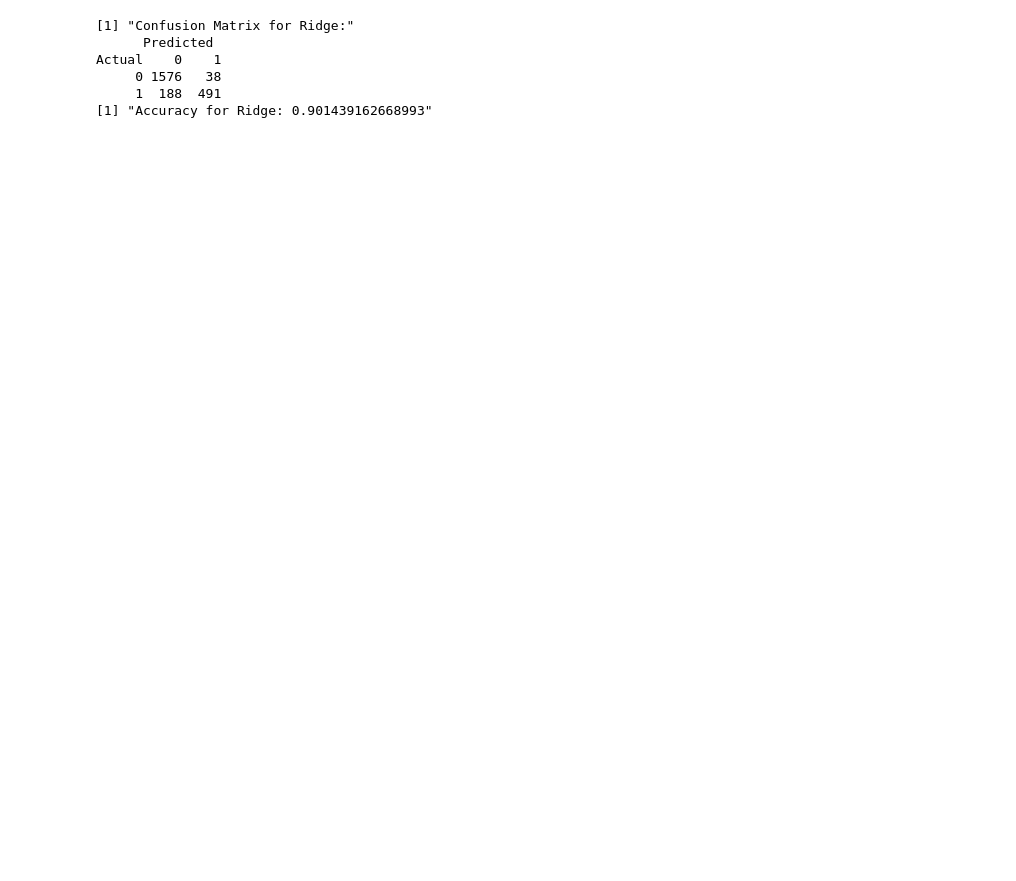
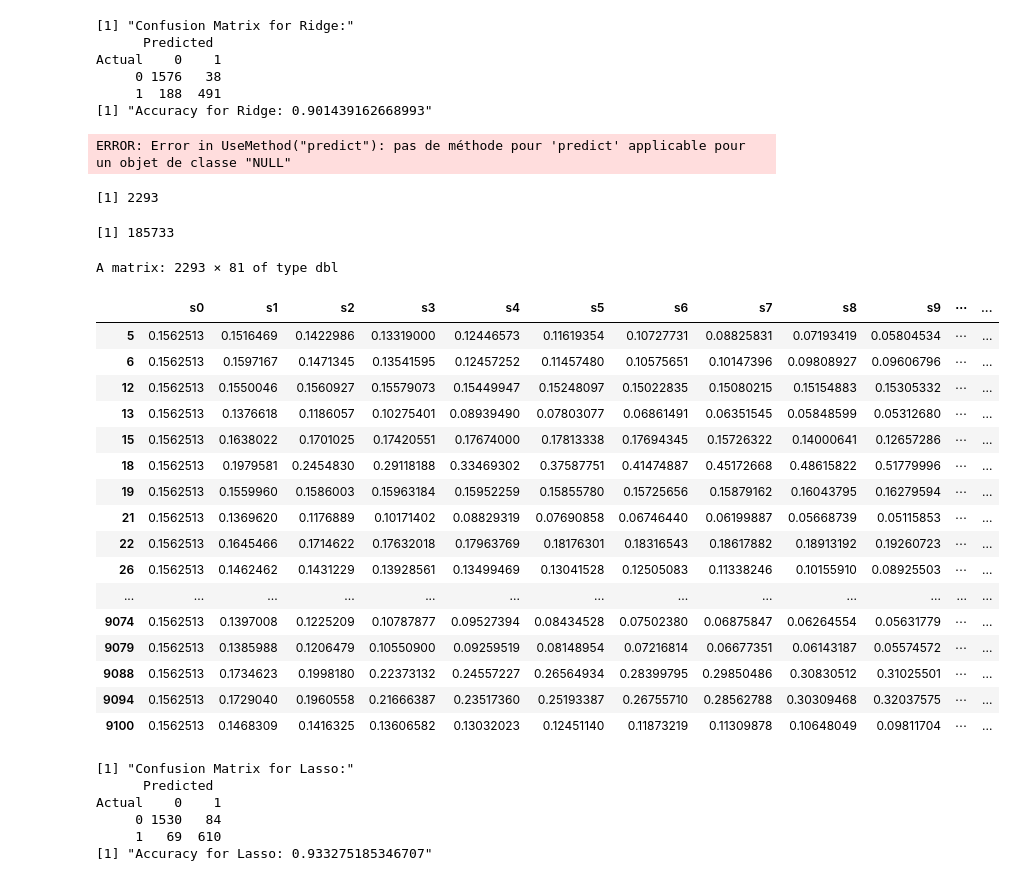
Before and after one commit to ClemouDouard/merr_project, a Jupyter notebook: src/ridgelasso.ipynb, the cells around one changed output. Cells and saved outputs as stored; diff of their text form; code cells hidden in the pictures; blank space fills up the shorter version.

```diff
--- a/src/ridgelasso.ipynb
+++ b/src/ridgelasso.ipynb
@@ -129,10 +129,8 @@ best_lambda_ridge <- cv_ridge$lambda.min
 
 final_ridge_model <- glmnet(x_train, y_train, family = "binomial", alpha = 0, lambda = best_lambda_ridge, weights = weights)
 # %%
-lasso_model <- glmnet(x_train, y_train, family = "binomial", alpha = 1)
+#cv_lasso <- cv.glmnet(x_train, y_train, family = "binomial", alpha = 1)
 
-cv_lasso <- cv.glmnet(x_train, y_train, family = "binomial", alpha = 1)
+#best_lambda_lasso <- cv_lasso$lambda.min
 
-best_lambda_lasso <- cv_lasso$lambda.min
-
-final_lasso_model <- glmnet(x_train, y_train, family = "binomial", alpha = 1, lambda = best_lambda_lasso)
+final_lasso_model <- glmnet(x_train, y_train, family = "binomial", alpha = 1)
@@ -138,0 +160,5 @@ final_lasso_model <- glmnet(x_train, y_train, family = "binomial", alpha = 1, la
+# %%
+best_lambda_lasso <- final_lasso_model$lambda.min
+arg_min <- which.min(final_lasso_model$lambda)
+
+final_lasso_model <- glmnet(x_train, y_train, family = "binomial", alpha = 1, lambda = best_lambda_lasso, weights = weights)
@@ -155,3 +188,53 @@ Actual    0    1
      0 1576   38
      1  188  491
 [1] "Accuracy for Ridge: 0.901439162668993"
+# %%
+lasso_preds <- predict(final_lasso_model[arg_min], s = best_lambda_lasso, newx = x_test, type = "response")
+lasso_classes <- ifelse(lasso_preds > 0.5, 1, 0)
+
+conf_matrix_lasso <- table(Actual = y_test, Predicted = lasso_classes)
+# %% [output]
+ERROR: Error in UseMethod("predict"): pas de méthode pour 'predict' applicable pour un objet de classe "NULL"
+# %%
+length(y_test)
+# %% [output]
+[1] 2293
+# %%
+length(lasso_classes)
+# %% [output]
+[1] 185733
+# %%
+lasso_preds
+# %% [output]
+A matrix: 2293 × 81 of type dbl
+|  | s0 | s1 | s2 | s3 | s4 | s5 | s6 | s7 | s8 | s9 | ⋯ | ... |
+| 5 | 0.1562513 | 0.1516469 | 0.1422986 | 0.13319000 | 0.12446573 | 0.11619354 | 0.10727731 | 0.08825831 | 0.07193419 | 0.05804534 | ⋯ | ... |
+| 6 | 0.1562513 | 0.1597167 | 0.1471345 | 0.13541595 | 0.12457252 | 0.11457480 | 0.10575651 | 0.10147396 | 0.09808927 | 0.09606796 | ⋯ | ... |
+| 12 | 0.1562513 | 0.1550046 | 0.1560927 | 0.15579073 | 0.15449947 | 0.15248097 | 0.15022835 | 0.15080215 | 0.15154883 | 0.15305332 | ⋯ | ... |
+| 13 | 0.1562513 | 0.1376618 | 0.1186057 | 0.10275401 | 0.08939490 | 0.07803077 | 0.06861491 | 0.06351545 | 0.05848599 | 0.05312680 | ⋯ | ... |
+| 15 | 0.1562513 | 0.1638022 | 0.1701025 | 0.17420551 | 0.17674000 | 0.17813338 | 0.17694345 | 0.15726322 | 0.14000641 | 0.12657286 | ⋯ | ... |
+| 18 | 0.1562513 | 0.1979581 | 0.2454830 | 0.29118188 | 0.33469302 | 0.37587751 | 0.41474887 | 0.45172668 | 0.48615822 | 0.51779996 | ⋯ | ... |
+| 19 | 0.1562513 | 0.1559960 | 0.1586003 | 0.15963184 | 0.15952259 | 0.15855780 | 0.15725656 | 0.15879162 | 0.16043795 | 0.16279594 | ⋯ | ... |
+| 21 | 0.1562513 | 0.1369620 | 0.1176889 | 0.10171402 | 0.08829319 | 0.07690858 | 0.06746440 | 0.06199887 | 0.05668739 | 0.05115853 | ⋯ | ... |
+| 22 | 0.1562513 | 0.1645466 | 0.1714622 | 0.17632018 | 0.17963769 | 0.18176301 | 0.18316543 | 0.18617882 | 0.18913192 | 0.19260723 | ⋯ | ... |
+| 26 | 0.1562513 | 0.1462462 | 0.1431229 | 0.13928561 | 0.13499469 | 0.13041528 | 0.12505083 | 0.11338246 | 0.10155910 | 0.08925503 | ⋯ | ... |
+| ... | ... | ... | ... | ... | ... | ... | ... | ... | ... | ... | ... | ... |
+| 9074 | 0.1562513 | 0.1397008 | 0.1225209 | 0.10787877 | 0.09527394 | 0.08434528 | 0.07502380 | 0.06875847 | 0.06264554 | 0.05631779 | ⋯ | ... |
+| 9079 | 0.1562513 | 0.1385988 | 0.1206479 | 0.10550900 | 0.09259519 | 0.08148954 | 0.07216814 | 0.06677351 | 0.06143187 | 0.05574572 | ⋯ | ... |
+| 9088 | 0.1562513 | 0.1734623 | 0.1998180 | 0.22373132 | 0.24557227 | 0.26564934 | 0.28399795 | 0.29850486 | 0.30830512 | 0.31025501 | ⋯ | ... |
+| 9094 | 0.1562513 | 0.1729040 | 0.1960558 | 0.21666387 | 0.23517360 | 0.25193387 | 0.26755710 | 0.28562788 | 0.30309468 | 0.32037575 | ⋯ | ... |
+| 9100 | 0.1562513 | 0.1468309 | 0.1416325 | 0.13606582 | 0.13032023 | 0.12451140 | 0.11873219 | 0.11309878 | 0.10648049 | 0.09811704 | ⋯ | ... |
+# %%
+print("Confusion Matrix for Lasso:")
+print(conf_matrix_lasso)
+
+accuracy_lasso <- sum(diag(conf_matrix_lasso)) / sum(conf_matrix_lasso)
+
+print(paste("Accuracy for Lasso:", accuracy_lasso))
+# %% [output]
+[1] "Confusion Matrix for Lasso:"
+      Predicted
+Actual    0    1
+     0 1530   84
+     1   69  610
+[1] "Accuracy for Lasso: 0.933275185346707"
```
Also changed, not shown: parts of 4 cells of this notebook.
